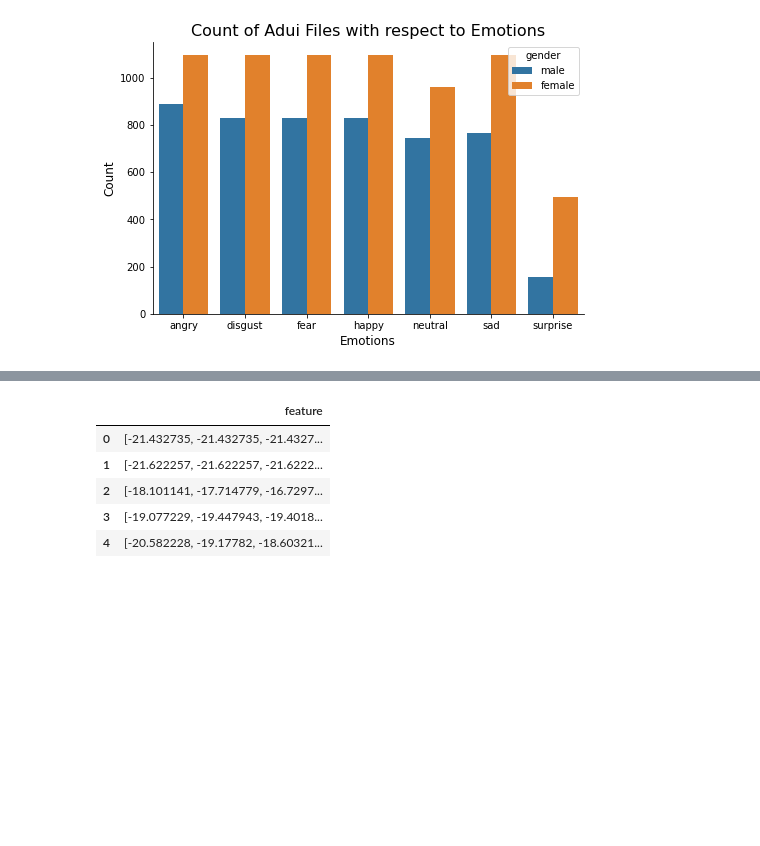
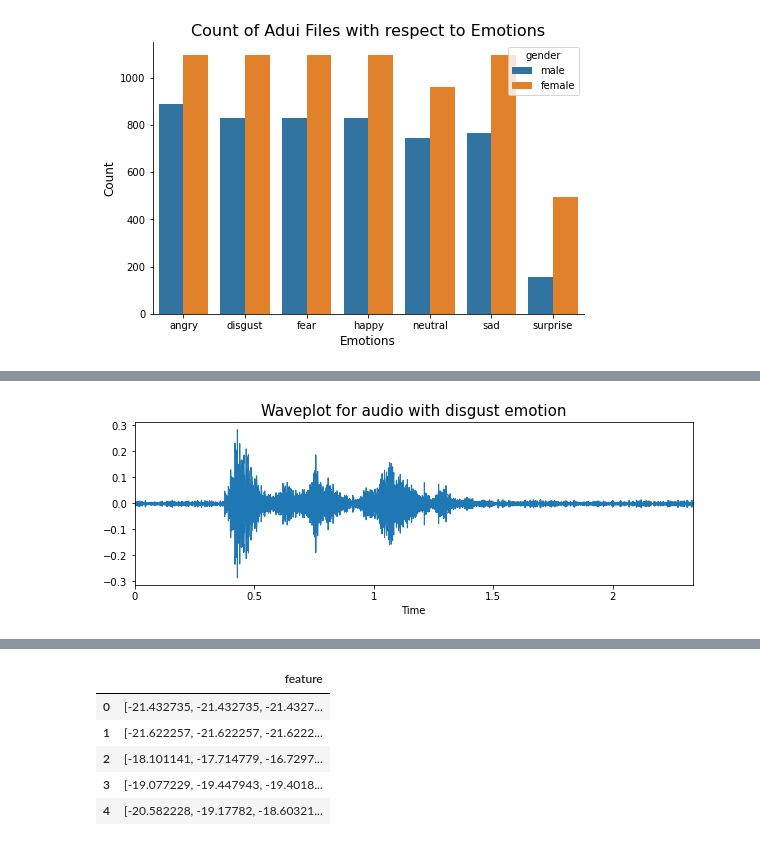
Before and after one commit to maezzedine/CMPS287-Speech-Emotion-Recognition, a Jupyter notebook: Speech Emotions Detection.ipynb, the cells around one changed output, grey strips where cells are left out. Drawn from its saved outputs; the diff is of its cells as text; code cells hidden in the pictures; blank space fills up the shorter version.

```diff
--- a/Speech Emotions Detection.ipynb
+++ b/Speech Emotions Detection.ipynb
@@ -238,0 +277,5 @@ create_waveplot(audio['path'], audio['emotion'])
+# %%
+audio = paths_df.loc[1]
+create_waveplot(audio['path'], audio['emotion'], activation=shift)
+# %% [output]
+[figure, added]
```
Also changed, not shown: parts of 9 cells of this notebook.
